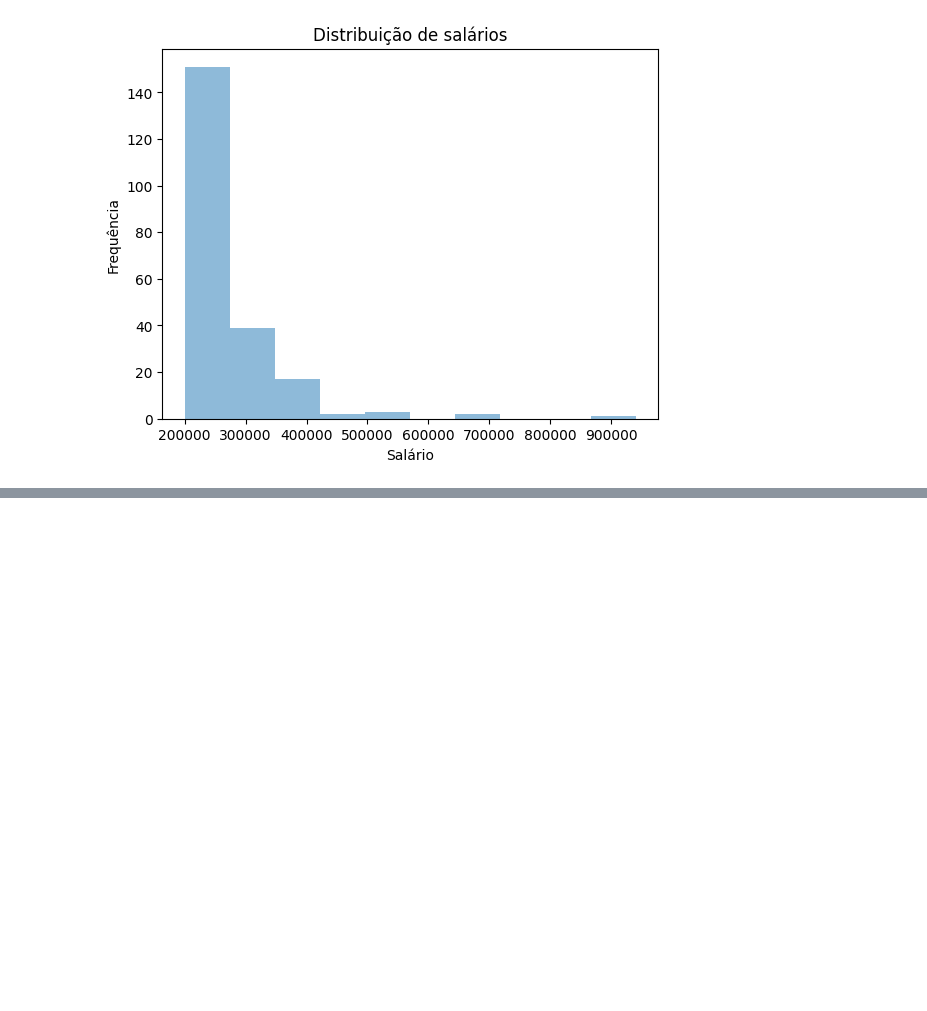
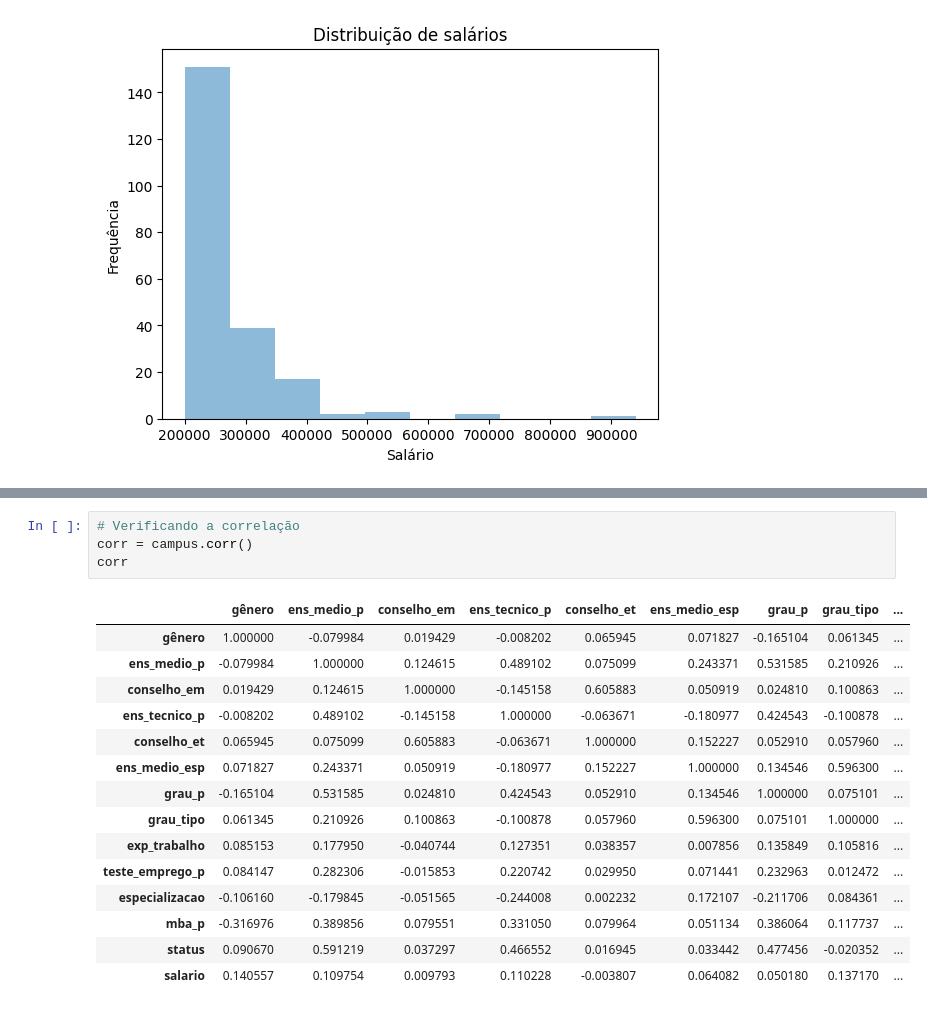
Before and after one commit to nandodevs/campus-recruitment, a Jupyter notebook: projects.ipynb, the cells around one changed output, grey strips where cells are left out. Cells and saved outputs as stored; diff of their text form; blank space fills up the shorter version.

```diff
--- a/projects.ipynb
+++ b/projects.ipynb
@@ -260,0 +369,20 @@ plt.show()
+# %%
+# Verificando a correlação
+corr = campus.corr()
+corr
+# %% [output]
+|  | gênero | ens_medio_p | conselho_em | ens_tecnico_p | conselho_et | ens_medio_esp | grau_p | grau_tipo | ... |
+| gênero | 1.000000 | -0.079984 | 0.019429 | -0.008202 | 0.065945 | 0.071827 | -0.165104 | 0.061345 | ... |
+| ens_medio_p | -0.079984 | 1.000000 | 0.124615 | 0.489102 | 0.075099 | 0.243371 | 0.531585 | 0.210926 | ... |
+| conselho_em | 0.019429 | 0.124615 | 1.000000 | -0.145158 | 0.605883 | 0.050919 | 0.024810 | 0.100863 | ... |
+| ens_tecnico_p | -0.008202 | 0.489102 | -0.145158 | 1.000000 | -0.063671 | -0.180977 | 0.424543 | -0.100878 | ... |
+| conselho_et | 0.065945 | 0.075099 | 0.605883 | -0.063671 | 1.000000 | 0.152227 | 0.052910 | 0.057960 | ... |
+| ens_medio_esp | 0.071827 | 0.243371 | 0.050919 | -0.180977 | 0.152227 | 1.000000 | 0.134546 | 0.596300 | ... |
+| grau_p | -0.165104 | 0.531585 | 0.024810 | 0.424543 | 0.052910 | 0.134546 | 1.000000 | 0.075101 | ... |
+| grau_tipo | 0.061345 | 0.210926 | 0.100863 | -0.100878 | 0.057960 | 0.596300 | 0.075101 | 1.000000 | ... |
+| exp_trabalho | 0.085153 | 0.177950 | -0.040744 | 0.127351 | 0.038357 | 0.007856 | 0.135849 | 0.105816 | ... |
+| teste_emprego_p | 0.084147 | 0.282306 | -0.015853 | 0.220742 | 0.029950 | 0.071441 | 0.232963 | 0.012472 | ... |
+| especializacao | -0.106160 | -0.179845 | -0.051565 | -0.244008 | 0.002232 | 0.172107 | -0.211706 | 0.084361 | ... |
+| mba_p | -0.316976 | 0.389856 | 0.079551 | 0.331050 | 0.079964 | 0.051134 | 0.386064 | 0.117737 | ... |
+| status | 0.090670 | 0.591219 | 0.037297 | 0.466552 | 0.016945 | 0.033442 | 0.477456 | -0.020352 | ... |
+| salario | 0.140557 | 0.109754 | 0.009793 | 0.110228 | -0.003807 | 0.064082 | 0.050180 | 0.137170 | ... |
```
Also changed, not shown: parts of 17 cells of this notebook.
